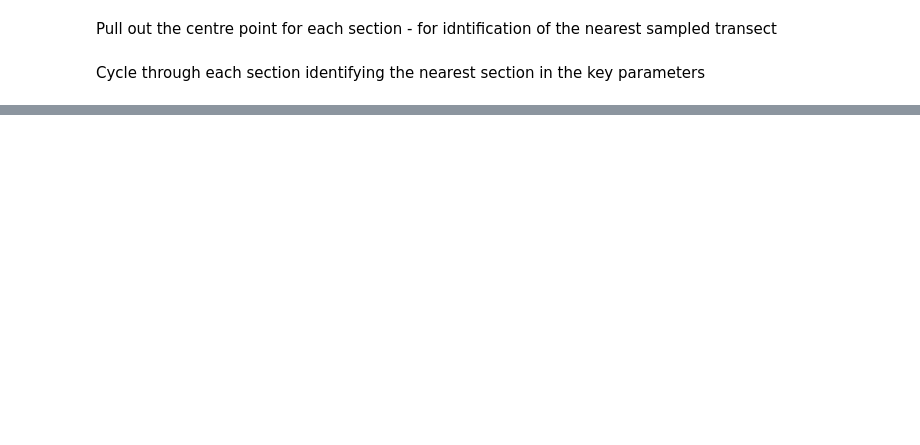
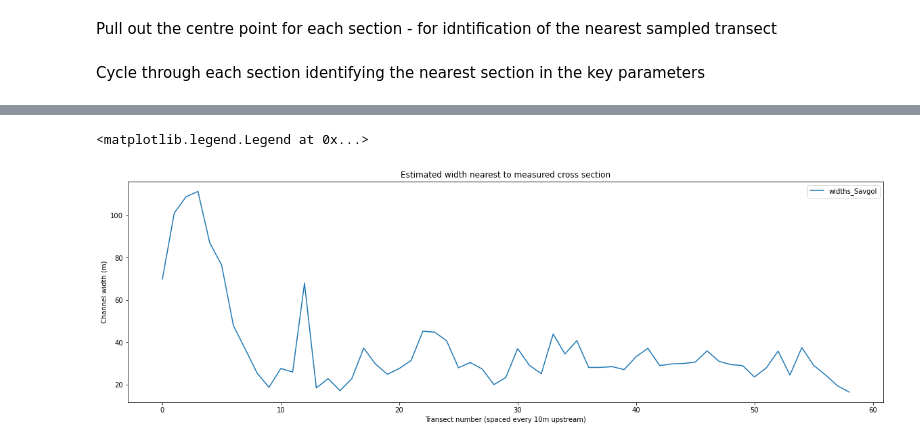
Before and after one commit to rosepearson/Hydrologic-DEMs-scripts, a Jupyter notebook: jupyter_notebooks/river_depth_generation.ipynb, the cells around one changed output, grey strips where cells are left out. Cells and saved outputs as stored; diff of their text form; code cells hidden in the pictures; blank space fills up the shorter version.

```diff
--- a/jupyter_notebooks/river_depth_generation.ipynb
+++ b/jupyter_notebooks/river_depth_generation.ipynb
@@ -216,0 +187,10 @@ Name: Level, dtype: float64
+# %%
+f, ax = matplotlib.pyplot.subplots(figsize=(20, 6))
+nearest_key_parameters[['widths_Savgol']].reset_index(drop=True).plot(ax=ax)
+ax.set(title="Estimated width nearest to measured cross section")
+matplotlib.pyplot.xlabel(f"Transect number (spaced every {sampling_resolution}m upstream)")
+matplotlib.pyplot.ylabel(f"Channel width (m)");
+matplotlib.pyplot.legend()
+# %% [output]
+<matplotlib.legend.Legend at 0x...>
+[figure, added]
```
Also changed, not shown: parts of 31 cells of this notebook.
